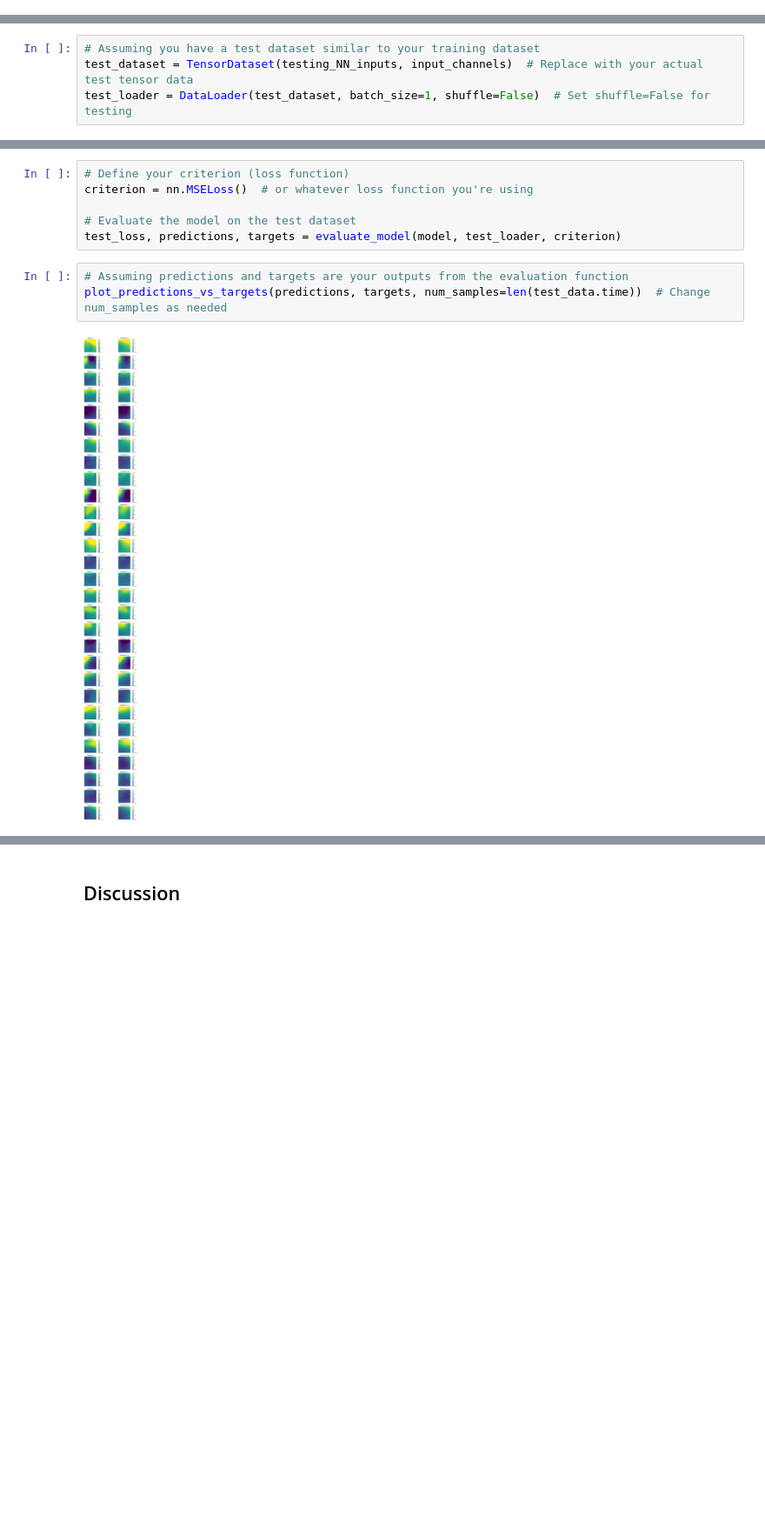
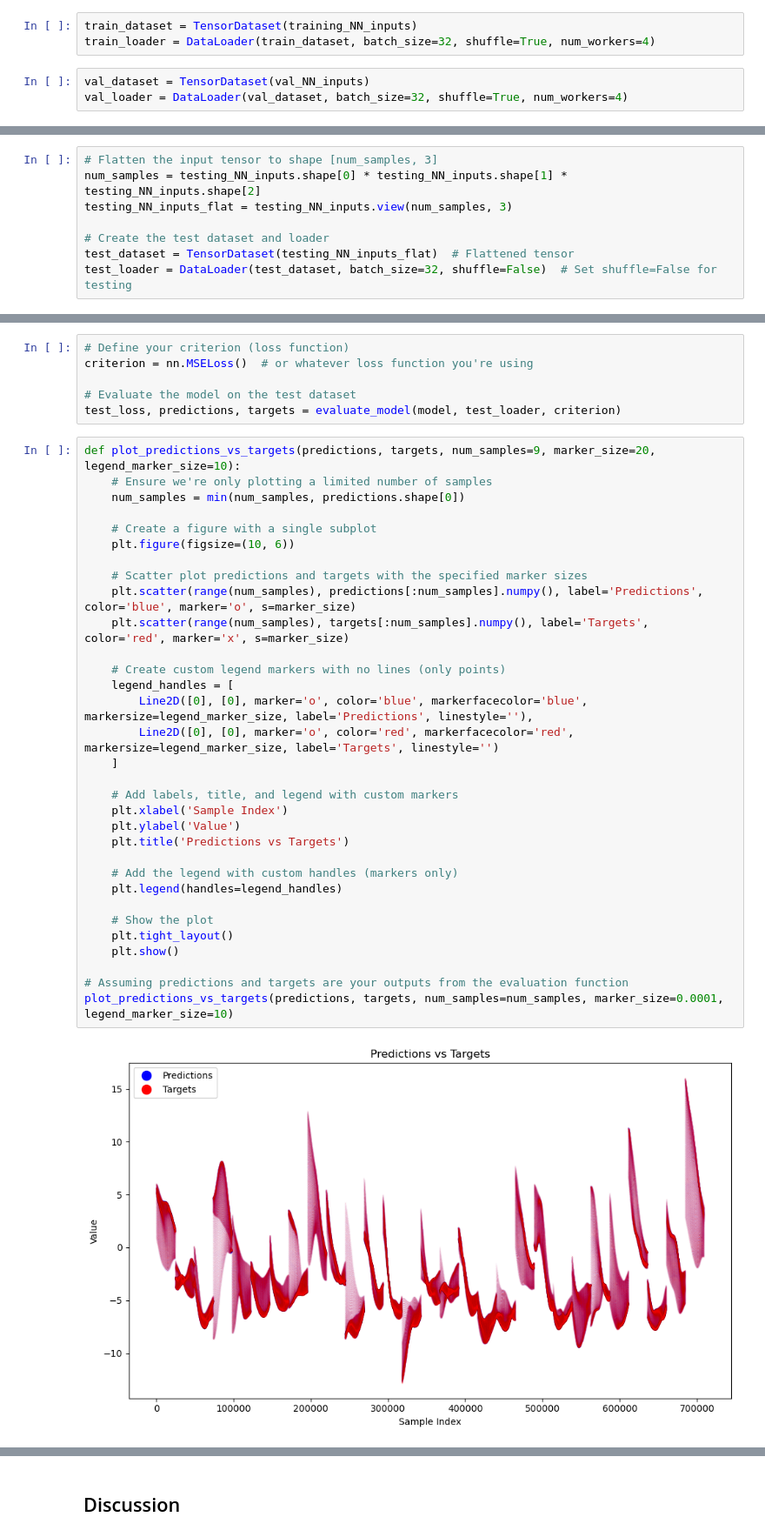
Before and after one commit to ocean-transport/air-sea-ML, a Jupyter notebook: addition_CNN_trial.ipynb, the cells around one changed output, grey strips where cells are left out. Shown at 87% size. Saved outputs shown, nothing was run; the diff lists cells and outputs as text; blank space fills up the shorter version.

```diff
--- a/addition_CNN_trial.ipynb
+++ b/addition_CNN_trial.ipynb
@@ -273 +247,7 @@ val_loader = DataLoader(val_dataset, batch_size=1, shuffle=True, num_workers=4)
+# %%
+train_dataset = TensorDataset(training_NN_inputs)
+train_loader = DataLoader(train_dataset, batch_size=32, shuffle=True, num_workers=4)
+# %%
+val_dataset = TensorDataset(val_NN_inputs)
+val_loader = DataLoader(val_dataset, batch_size=32, shuffle=True, num_workers=4)
 # %%
@@ -360,6 +361,10 @@ plt.show()
 # %% [markdown]
 # Testing dataset
 # %%
-# Assuming you have a test dataset similar to your training dataset
-test_dataset = TensorDataset(testing_NN_inputs, input_channels)  # Replace with your actual test tensor data
-test_loader = DataLoader(test_dataset, batch_size=1, shuffle=False)  # Set shuffle=False for testing
+# Flatten the input tensor to shape [num_samples, 3]
+num_samples = testing_NN_inputs.shape[0] * testing_NN_inputs.shape[1] * testing_NN_inputs.shape[2]
+testing_NN_inputs_flat = testing_NN_inputs.view(num_samples, 3)
+
+# Create the test dataset and loader
+test_dataset = TensorDataset(testing_NN_inputs_flat)  # Flattened tensor
+test_loader = DataLoader(test_dataset, batch_size=32, shuffle=False)  # Set shuffle=False for testing
@@ -370,7 +409,36 @@ criterion = nn.MSELoss()  # or whatever loss function you're using
 # Evaluate the model on the test dataset
 test_loss, predictions, targets = evaluate_model(model, test_loader, criterion)
 # %%
+def plot_predictions_vs_targets(predictions, targets, num_samples=9, marker_size=20, legend_marker_size=10):
+    # Ensure we're only plotting a limited number of samples
+    num_samples = min(num_samples, predictions.shape[0])
+
+    # Create a figure with a single subplot
+    plt.figure(figsize=(10, 6))
+
+    # Scatter plot predictions and targets with the specified marker sizes
+    plt.scatter(range(num_samples), predictions[:num_samples].numpy(), label='Predictions', color='blue', marker='o', s=marker_size)
+    plt.scatter(range(num_samples), targets[:num_samples].numpy(), label='Targets', color='red', marker='x', s=marker_size)
+
+    # Create custom legend markers with no lines (only points)
+    legend_handles = [
+        Line2D([0], [0], marker='o', color='blue', markerfacecolor='blue', markersize=legend_marker_size, label='Predictions', linestyle=''),
+        Line2D([0], [0], marker='o', color='red', markerfacecolor='red', markersize=legend_marker_size, label='Targets', linestyle='')
+    ]
+
+    # Add labels, title, and legend with custom markers
+    plt.xlabel('Sample Index')
+    plt.ylabel('Value')
+    plt.title('Predictions vs Targets')
+
+    # Add the legend with custom handles (markers only)
+    plt.legend(handles=legend_handles)
+
+    # Show the plot
+    plt.tight_layout()
+    plt.show()
+
 # Assuming predictions and targets are your outputs from the evaluation function
-plot_predictions_vs_targets(predictions, targets, num_samples=len(test_data.time))  # Change num_samples as needed
+plot_predictions_vs_targets(predictions, targets, num_samples=num_samples, marker_size=0.0001, legend_marker_size=10)
 # %% [output]
-[figure, old version]
+[figure, new version]
```
Also changed, not shown: parts of 18 cells of this notebook.
